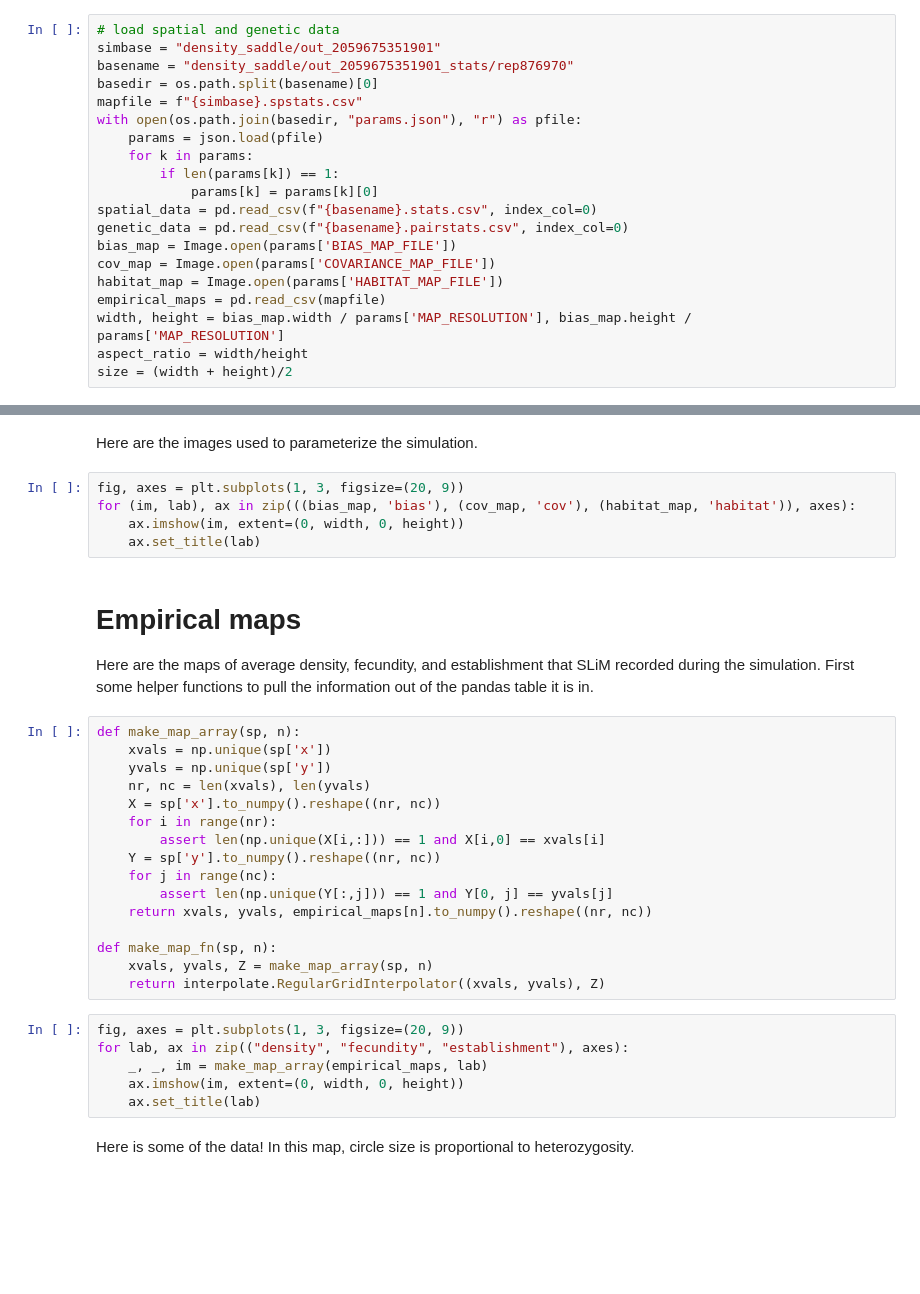
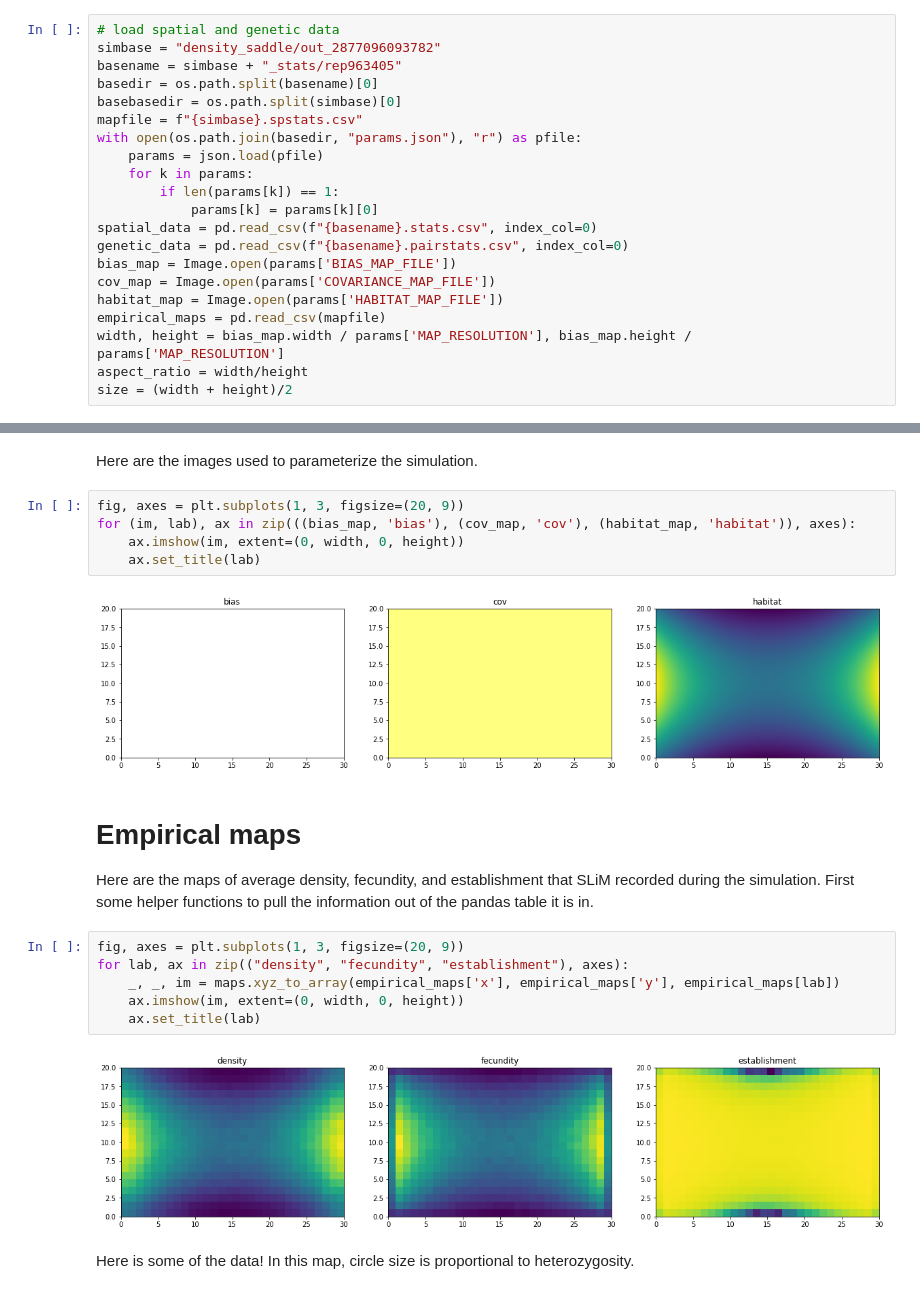
Before and after one commit to kr-colab/product-space-FEM, a Jupyter notebook: simulation/simulation_workflow.ipynb, the cells around one changed output, grey strips where cells are left out. Saved outputs shown, nothing was run; the diff lists cells and outputs as text; blank space fills up the shorter version.

```diff
--- a/simulation/simulation_workflow.ipynb
+++ b/simulation/simulation_workflow.ipynb
@@ -28,9 +30,10 @@ This reads in:
 and also loads the maps used to parameterize the simulation, as images.
 # %%
 # load spatial and genetic data
-simbase = "density_saddle/out_2059675351901"
-basename = "density_saddle/out_2059675351901_stats/rep876970"
+simbase = "density_saddle/out_2877096093782"
+basename = simbase + "_stats/rep963405"
 basedir = os.path.split(basename)[0]
+basebasedir = os.path.split(simbase)[0]
 mapfile = f"{simbase}.spstats.csv"
 with open(os.path.join(basedir, "params.json"), "r") as pfile:
     params = json.load(pfile)
@@ -55,34 +75,22 @@ fig, axes = plt.subplots(1, 3, figsize=(20, 9))
 for (im, lab), ax in zip(((bias_map, 'bias'), (cov_map, 'cov'), (habitat_map, 'habitat')), axes):
     ax.imshow(im, extent=(0, width, 0, height))
     ax.set_title(lab)
+# %% [output]
+[figure, added]
 # %% [markdown]
 # Empirical maps
 
 Here are the maps of average density, fecundity, and establishment
 that SLiM recorded during the simulation.
 First some helper functions to pull the information out of the pandas table it is in.
-# %%
-def make_map_array(sp, n):
-    xvals = np.unique(sp['x'])
-    yvals = np.unique(sp['y'])
-    nr, nc = len(xvals), len(yvals)
-    X = sp['x'].to_numpy().reshape((nr, nc))
-    for i in range(nr):
-        assert len(np.unique(X[i,:])) == 1 and X[i,0] == xvals[i]
-    Y = sp['y'].to_numpy().reshape((nr, nc))
-    for j in range(nc):
-        assert len(np.unique(Y[:,j])) == 1 and Y[0, j] == yvals[j]
-    return xvals, yvals, empirical_maps[n].to_numpy().reshape((nr, nc))
-
-def make_map_fn(sp, n):
-    xvals, yvals, Z = make_map_array(sp, n)
-    return interpolate.RegularGridInterpolator((xvals, yvals), Z)
 # %%
 fig, axes = plt.subplots(1, 3, figsize=(20, 9))
 for lab, ax in zip(("density", "fecundity", "establishment"), axes):
-    _, _, im = make_map_array(empirical_maps, lab)
+    _, _, im = maps.xyz_to_array(empirical_maps['x'], empirical_maps['y'], empirical_maps[lab])
     ax.imshow(im, extent=(0, width, 0, height))
     ax.set_title(lab)
+# %% [output]
+[figure, added]
 # %% [markdown]
 Here is some of the data! In this map, circle size is proportional to heterozygosity.
 # %%
```
Also changed, not shown: parts of 18 cells of this notebook, 4 other files.
